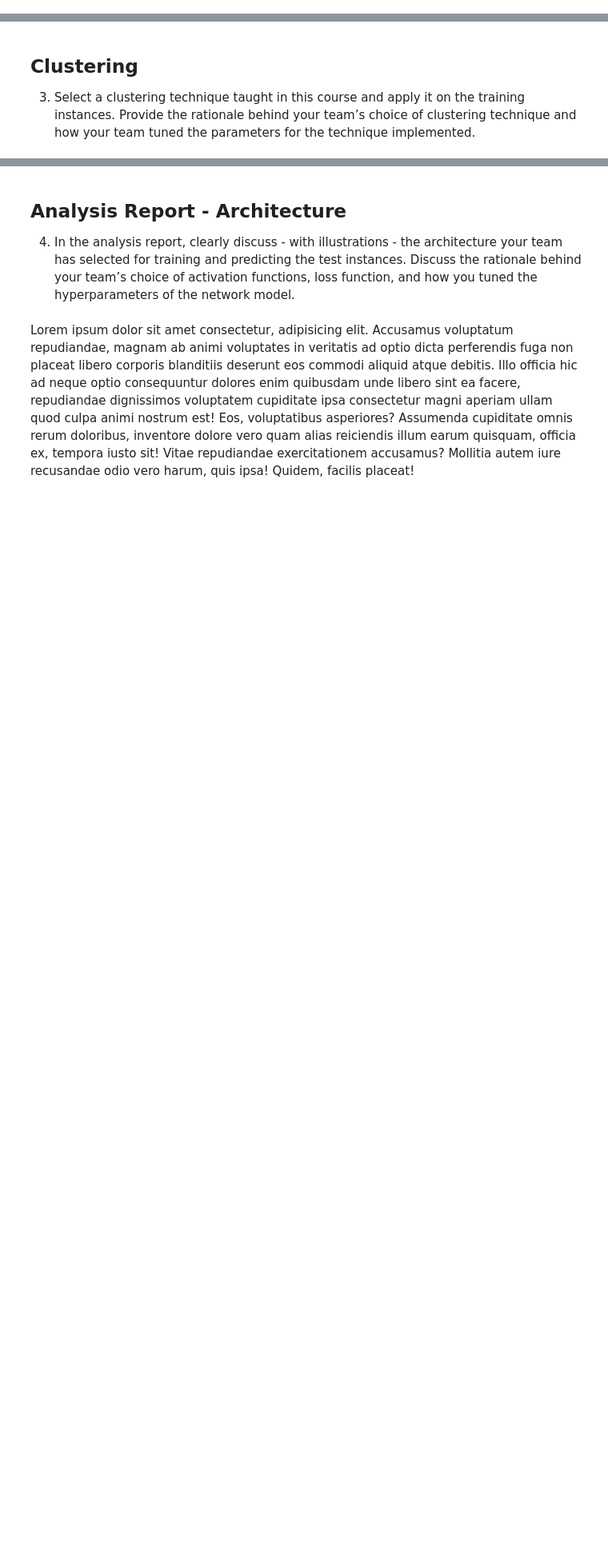
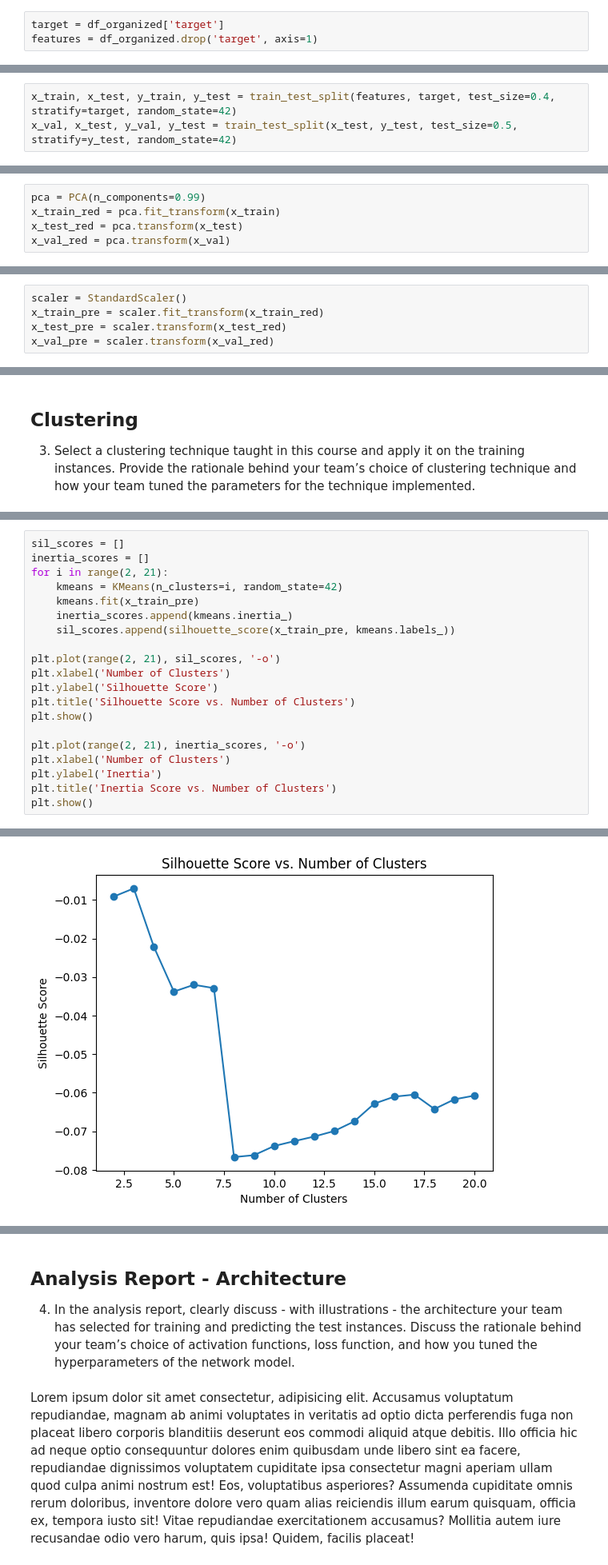
Before and after one commit to Snorlax-x-Panda/FR-I-F24, a Jupyter notebook: FRI-F24.ipynb, the cells around one changed output, grey strips where cells are left out. Shown: that part at 80% size. Cells and saved outputs as stored; diff of their text form; blank space fills up the shorter version.

```diff
--- a/FRI-F24.ipynb
+++ b/FRI-F24.ipynb
@@ -151,0 +134,3 @@ from sklearn.model_selection import train_test_split
+# %%
+target = df_organized['target']
+features = df_organized.drop('target', axis=1)
@@ -152,3 +139,6 @@ from sklearn.model_selection import train_test_split
+# %%
+x_train, x_test, y_train, y_test = train_test_split(features, target, test_size=0.4, stratify=target, random_state=42)
+x_val, x_test, y_val, y_test = train_test_split(x_test, y_test, test_size=0.5, stratify=y_test, random_state=42)
 # %% [markdown]
 <b><h2 style="margin-bottom:0px;">Analysis Report</h2></b>
 
@@ -157,0 +150,5 @@ Lorem ipsum dolor sit amet consectetur adipisicing elit. Labore eveniet, reicien
+# %%
+pca = PCA(n_components=0.99)
+x_train_red = pca.fit_transform(x_train)
+x_test_red = pca.transform(x_test)
+x_val_red = pca.transform(x_val)
@@ -157,0 +157,5 @@ Lorem ipsum dolor sit amet consectetur adipisicing elit. Labore eveniet, reicien
+# %%
+scaler = StandardScaler()
+x_train_pre = scaler.fit_transform(x_train_red)
+x_test_pre = scaler.transform(x_test_red)
+x_val_pre = scaler.transform(x_val_red)
@@ -168,0 +174,21 @@ Lorem ipsum dolor sit amet consectetur adipisicing elit. Labore eveniet, reicien
+# %%
+sil_scores = []
+inertia_scores = []
+for i in range(2, 21):
+    kmeans = KMeans(n_clusters=i, random_state=42)
+    kmeans.fit(x_train_pre)
+    inertia_scores.append(kmeans.inertia_)
+    sil_scores.append(silhouette_score(x_train_pre, kmeans.labels_))
+
+plt.plot(range(2, 21), sil_scores, '-o')
+plt.xlabel('Number of Clusters')
+plt.ylabel('Silhouette Score')
+plt.title('Silhouette Score vs. Number of Clusters')
+plt.show()
+
+plt.plot(range(2, 21), inertia_scores, '-o')
+plt.xlabel('Number of Clusters')
+plt.ylabel('Inertia')
+plt.title('Inertia Score vs. Number of Clusters')
+plt.show()
+# %% [output]
@@ -168,0 +209 @@ Lorem ipsum dolor sit amet consectetur adipisicing elit. Labore eveniet, reicien
+[figure, added]
```
Also changed, not shown: parts of 37 cells of this notebook.
